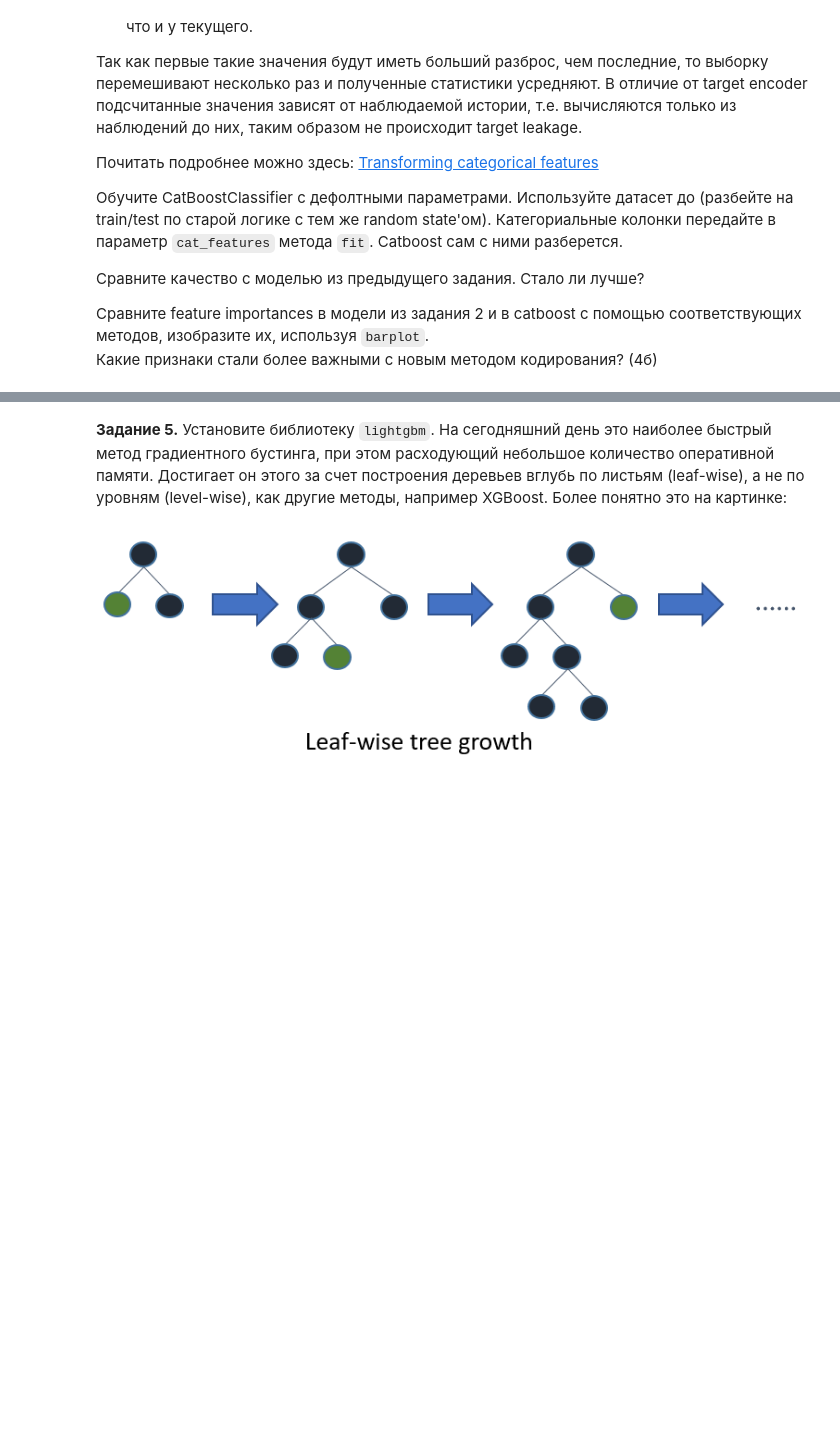
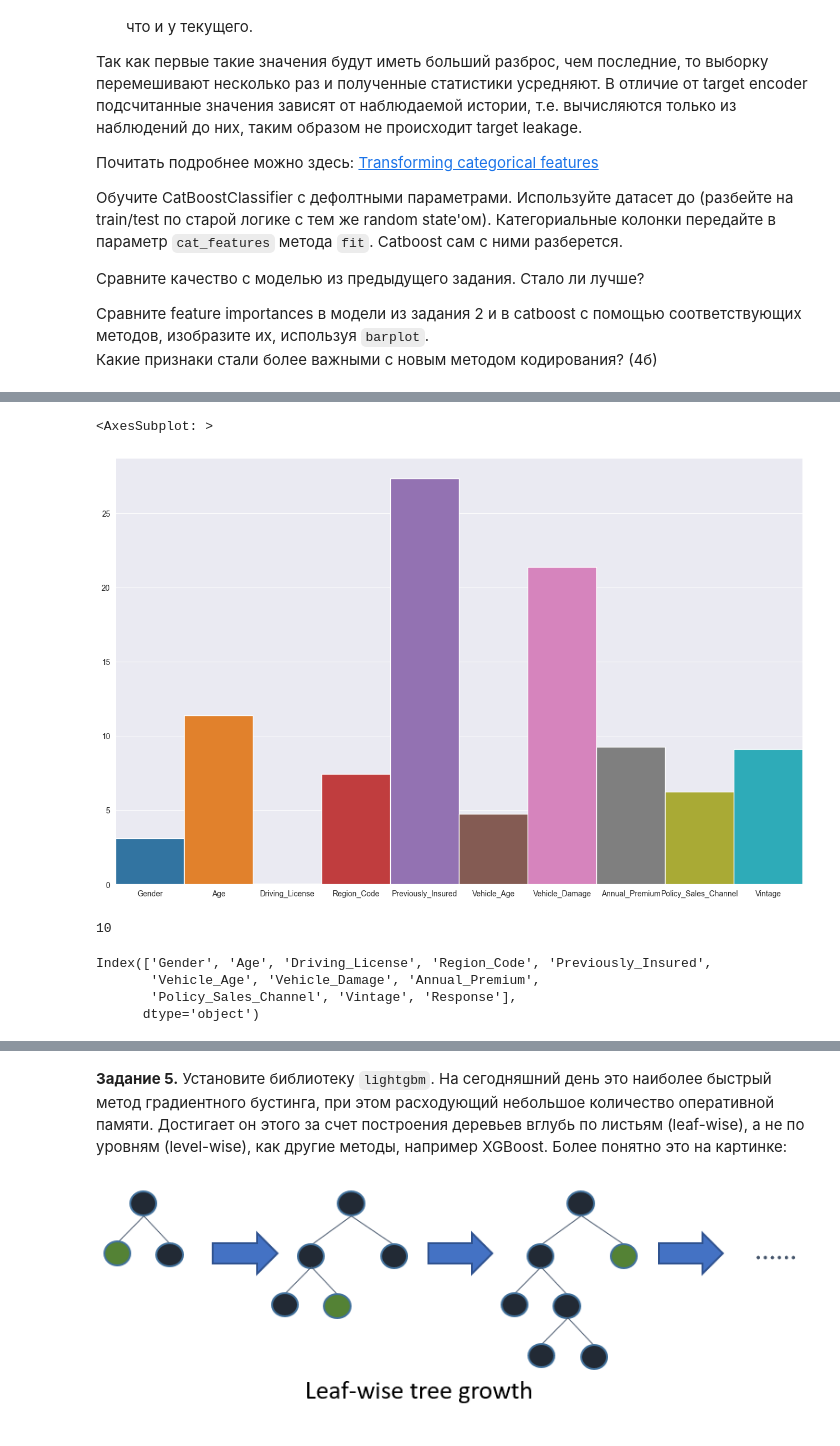
Before and after one commit to Dmitrysw/ML, a Jupyter notebook: lesson_20/HW_20_.ipynb, the cells around one changed output, grey strips where cells are left out. Drawn from its saved outputs; the diff is of its cells as text; code cells hidden in the pictures; blank space fills up the shorter version.

```diff
--- a/lesson_20/HW_20_.ipynb
+++ b/lesson_20/HW_20_.ipynb
@@ -31,4 +31,4 @@ warnings.filterwarnings('ignore')
 # %%
 data = pd.read_csv('vehicle_insurance.csv')
 
-data
+data_copy = data.copy()
@@ -178,0 +176,14 @@ from catboost import CatBoostClassifier
+# %%
+from catboost import CatBoostClassifier
+
+X = data_copy.drop('Response', axis=1)
+y = data_copy['Response']
+
+X_train, X_test, y_train, y_test = train_test_split(X, y,
+                                                    random_state=0,
+                                                    shuffle=True,
+                                                    test_size=0.2)
+model_cat = CatBoostClassifier()
+model_cat.fit(X_train, y_train, cat_features=categorical_col)
+print(f'Accuracy на трейне: {model_cat.score(X_train, y_train):.3f}')
+print(f'Accuracy на тесте: {model_cat.score(X_test, y_test):.3f}')
@@ -178,0 +208,19 @@ from catboost import CatBoostClassifier
+# %%
+fig = plt.figure()
+
+fig.set_size_inches(16, 10)
+sns.barplot(x=X_train.columns, y = model_cat.get_feature_importance(), width=1, capsize=2)
+# %% [output]
+<AxesSubplot: >
+[figure, added]
+# %%
+len([i for i in model_cat.get_feature_importance()])
+# %% [output]
+10
+# %%
+data_copy.columns
+# %% [output]
+Index(['Gender', 'Age', 'Driving_License', 'Region_Code', 'Previously_Insured',
+       'Vehicle_Age', 'Vehicle_Damage', 'Annual_Premium',
+       'Policy_Sales_Channel', 'Vintage', 'Response'],
+      dtype='object')
```
Also changed, not shown: parts of 11 cells of this notebook, 1 other file.
